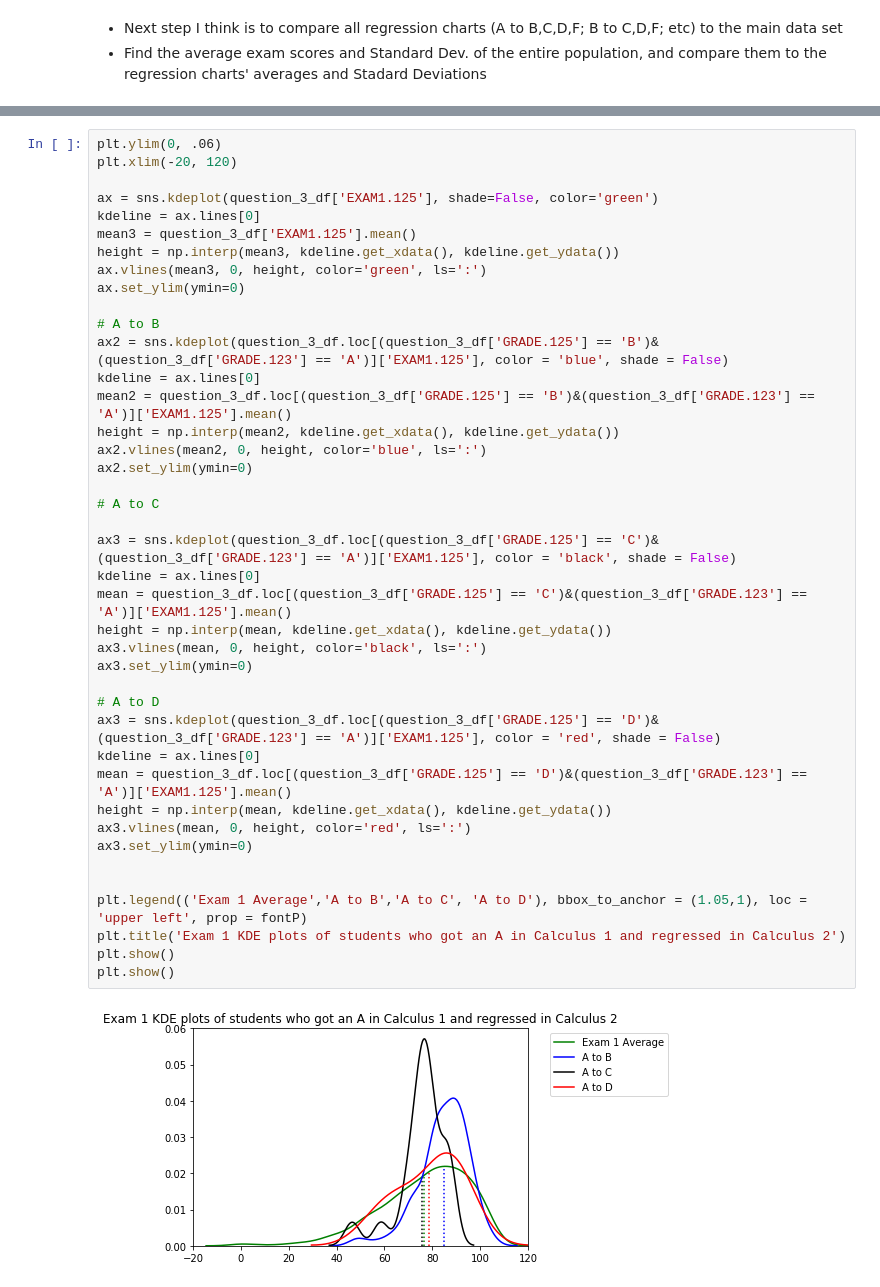
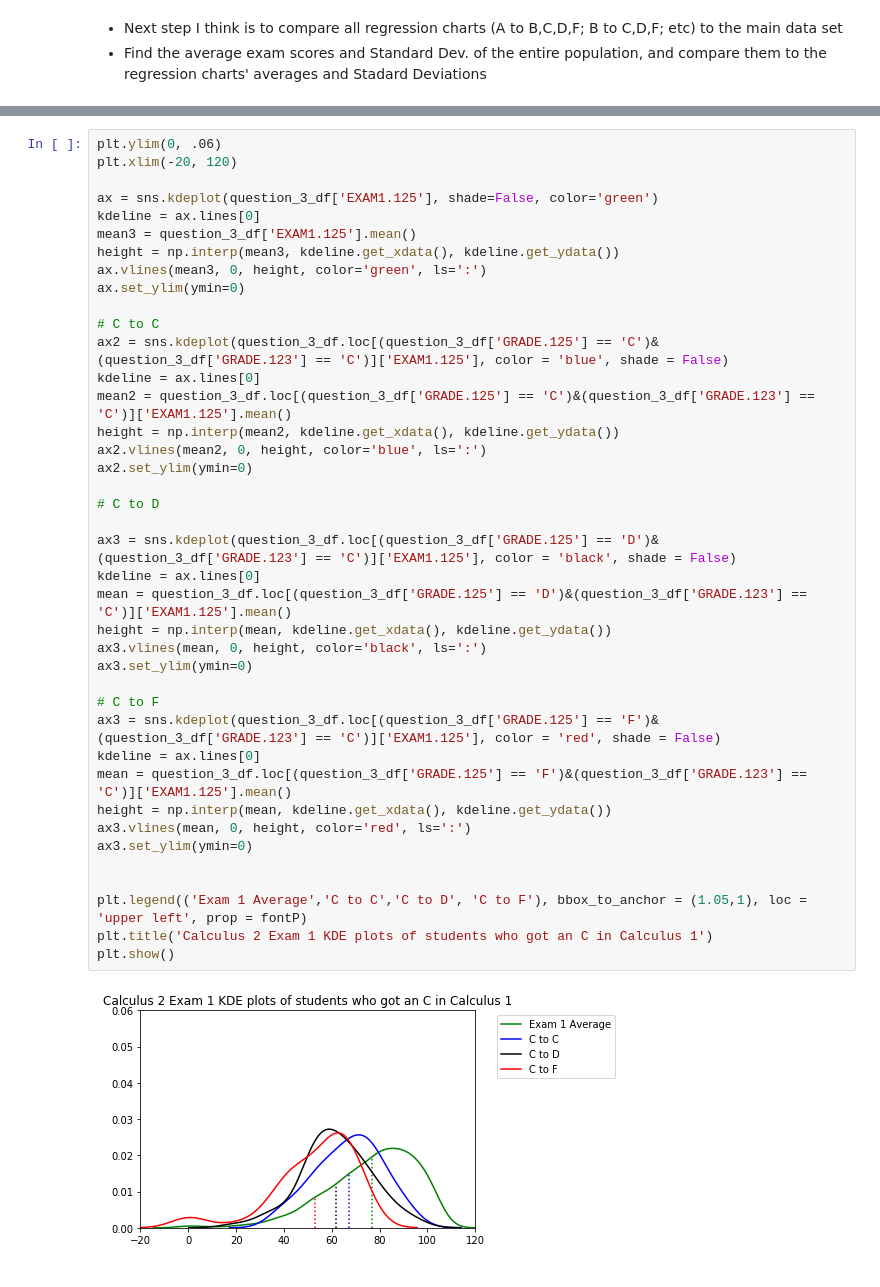
Before and after one commit to sethvfriesz/bookish-octo-guacamole, a Jupyter notebook: Final Project.ipynb, the cells around one changed output, grey strips where cells are left out. Cells and saved outputs as stored; diff of their text form.

```diff
--- a/Final Project.ipynb
+++ b/Final Project.ipynb
@@ -370,43 +447,42 @@ plt.show()
 # %%
 plt.ylim(0, .06)
 plt.xlim(-20, 120)
 
 ax = sns.kdeplot(question_3_df['EXAM1.125'], shade=False, color='green')
 kdeline = ax.lines[0]
 mean3 = question_3_df['EXAM1.125'].mean()
 height = np.interp(mean3, kdeline.get_xdata(), kdeline.get_ydata())
 ax.vlines(mean3, 0, height, color='green', ls=':')
 ax.set_ylim(ymin=0)
 
-# A to B
-ax2 = sns.kdeplot(question_3_df.loc[(question_3_df['GRADE.125'] == 'B')&(question_3_df['GRADE.123'] == 'A')]['EXAM1.125'], color = 'blue', shade = False)
+# C to C
+ax2 = sns.kdeplot(question_3_df.loc[(question_3_df['GRADE.125'] == 'C')&(question_3_df['GRADE.123'] == 'C')]['EXAM1.125'], color = 'blue', shade = False)
 kdeline = ax.lines[0]
-mean2 = question_3_df.loc[(question_3_df['GRADE.125'] == 'B')&(question_3_df['GRADE.123'] == 'A')]['EXAM1.125'].mean()
+mean2 = question_3_df.loc[(question_3_df['GRADE.125'] == 'C')&(question_3_df['GRADE.123'] == 'C')]['EXAM1.125'].mean()
 height = np.interp(mean2, kdeline.get_xdata(), kdeline.get_ydata())
 ax2.vlines(mean2, 0, height, color='blue', ls=':')
 ax2.set_ylim(ymin=0)
 
-# A to C
+# C to D
 
-ax3 = sns.kdeplot(question_3_df.loc[(question_3_df['GRADE.125'] == 'C')&(question_3_df['GRADE.123'] == 'A')]['EXAM1.125'], color = 'black', shade = False)
+ax3 = sns.kdeplot(question_3_df.loc[(question_3_df['GRADE.125'] == 'D')&(question_3_df['GRADE.123'] == 'C')]['EXAM1.125'], color = 'black', shade = False)
 kdeline = ax.lines[0]
-mean = question_3_df.loc[(question_3_df['GRADE.125'] == 'C')&(question_3_df['GRADE.123'] == 'A')]['EXAM1.125'].mean()
+mean = question_3_df.loc[(question_3_df['GRADE.125'] == 'D')&(question_3_df['GRADE.123'] == 'C')]['EXAM1.125'].mean()
 height = np.interp(mean, kdeline.get_xdata(), kdeline.get_ydata())
 ax3.vlines(mean, 0, height, color='black', ls=':')
 ax3.set_ylim(ymin=0)
 
-# A to D
-ax3 = sns.kdeplot(question_3_df.loc[(question_3_df['GRADE.125'] == 'D')&(question_3_df['GRADE.123'] == 'A')]['EXAM1.125'], color = 'red', shade = False)
+# C to F
+ax3 = sns.kdeplot(question_3_df.loc[(question_3_df['GRADE.125'] == 'F')&(question_3_df['GRADE.123'] == 'C')]['EXAM1.125'], color = 'red', shade = False)
 kdeline = ax.lines[0]
-mean = question_3_df.loc[(question_3_df['GRADE.125'] == 'D')&(question_3_df['GRADE.123'] == 'A')]['EXAM1.125'].mean()
+mean = question_3_df.loc[(question_3_df['GRADE.125'] == 'F')&(question_3_df['GRADE.123'] == 'C')]['EXAM1.125'].mean()
 height = np.interp(mean, kdeline.get_xdata(), kdeline.get_ydata())
 ax3.vlines(mean, 0, height, color='red', ls=':')
 ax3.set_ylim(ymin=0)
 
 
-plt.legend(('Exam 1 Average','A to B','A to C', 'A to D'), bbox_to_anchor = (1.05,1), loc = 'upper left', prop = fontP)
-plt.title('Exam 1 KDE plots of students who got an A in Calculus 1 and regressed in Calculus 2')
+plt.legend(('Exam 1 Average','C to C','C to D', 'C to F'), bbox_to_anchor = (1.05,1), loc = 'upper left', prop = fontP)
+plt.title('Calculus 2 Exam 1 KDE plots of students who got an C in Calculus 1')
 plt.show()
-plt.show()
 # %% [output]
-[figure, old version]
+[figure, new version]
```
Also changed, not shown: parts of 10 cells of this notebook.
